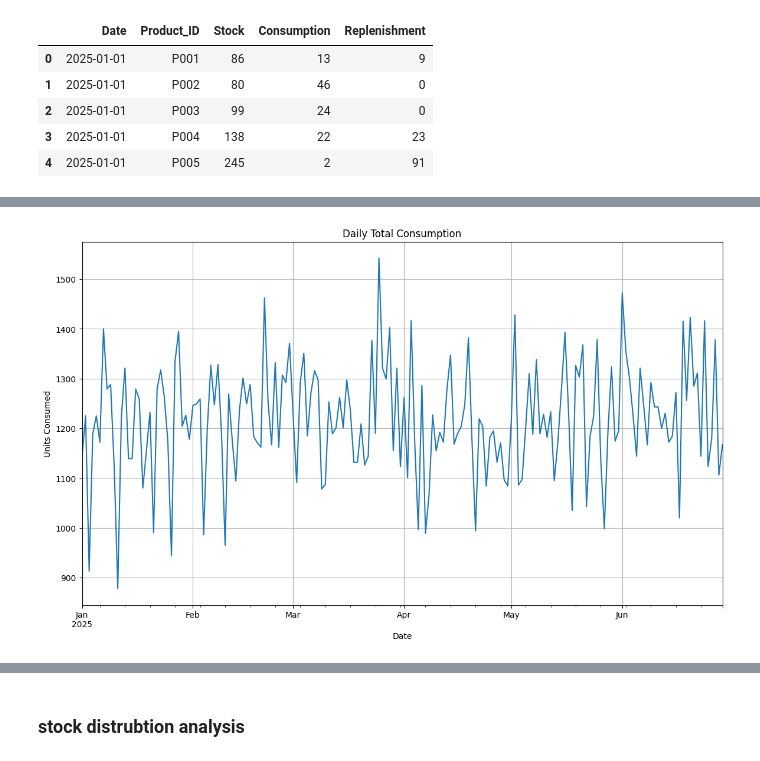
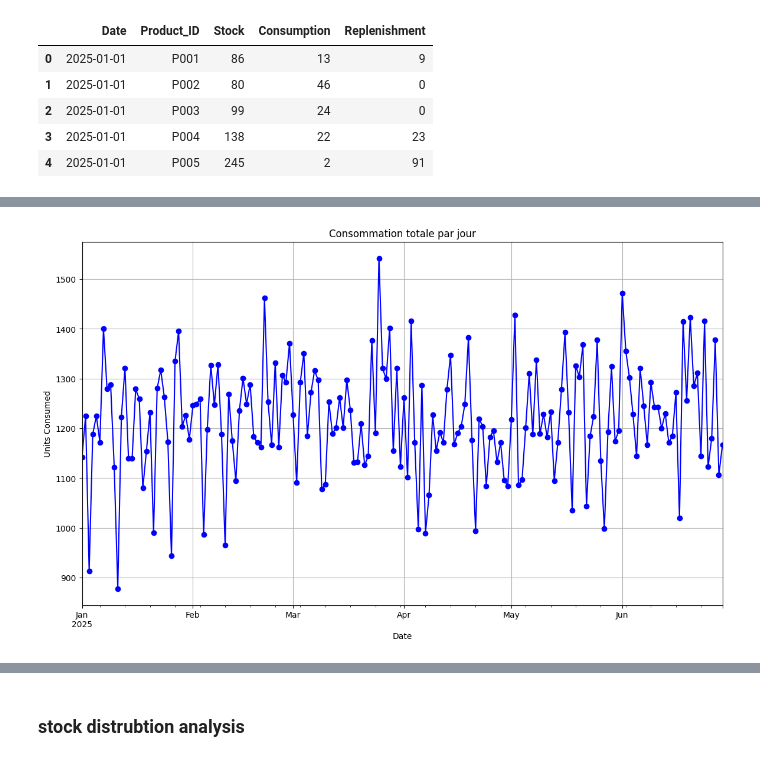
Before and after one commit to 3zden/Stock-out-prediction, a Jupyter notebook: Modeling Phase/EDA.ipynb, the cells around one changed output, grey strips where cells are left out. Saved outputs shown, nothing was run; the diff lists cells and outputs as text; code cells hidden in the pictures.

```diff
--- a/Modeling Phase/EDA.ipynb
+++ b/Modeling Phase/EDA.ipynb
@@ -55,8 +92,8 @@ dtype: int64
 # %%
 plt.figure(figsize=(14, 8))
-data.groupby('Date')['Consumption'].sum().plot(title='Daily Total Consumption')
+data.groupby('Date')['Consumption'].sum().plot(title='Consommation totale par jour', color='blue', marker='o')
 plt.ylabel('Units Consumed')
 plt.grid(True)
 plt.show()
 # %% [output]
-[figure, old version]
+[figure, new version]
```
Also changed, not shown: parts of 17 cells of this notebook.
